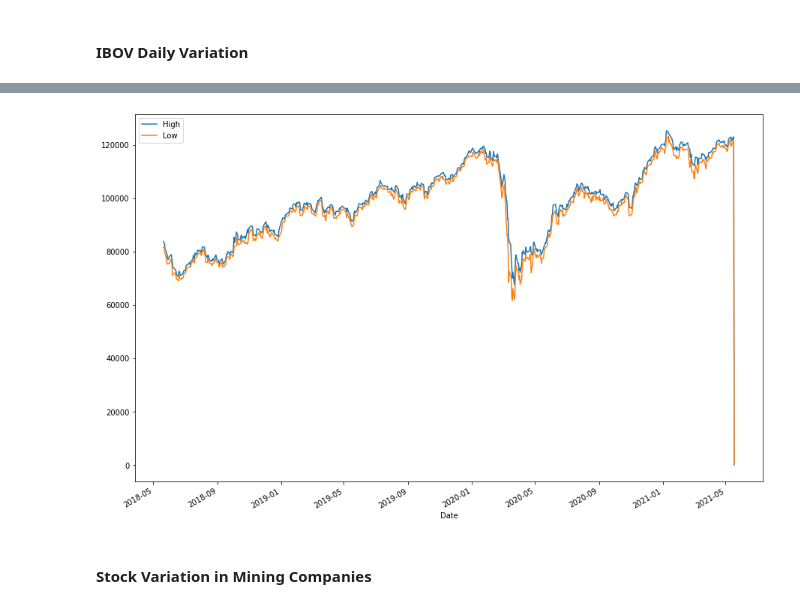
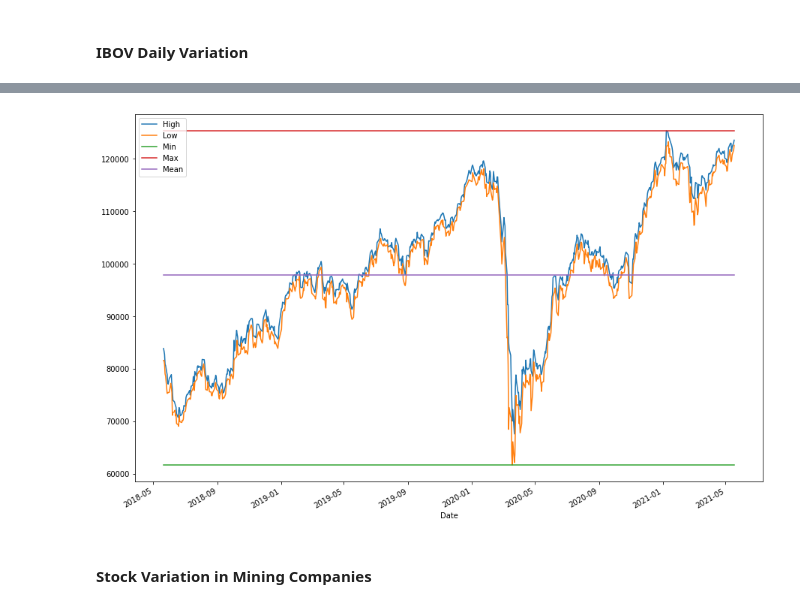
Before and after one commit to xslyr/DataScience_Examples, a Jupyter notebook: Mineral Market Between Some Years.ipynb, the cells around one changed output, grey strips where cells are left out. Cells and saved outputs as stored; diff of their text form; code cells hidden in the pictures.

```diff
--- a/Mineral Market Between Some Years.ipynb
+++ b/Mineral Market Between Some Years.ipynb
@@ -19,5 +19,8 @@ YEARS_RANGE=3
 end_date = date.today().strftime('%m-%d-%Y')
 ini_date = (date.today()+timedelta(days=-365*YEARS_RANGE)).strftime('%m-%d-%Y')
 bovespa = pdr.DataReader('^BVSP', data_source='yahoo', start=ini_date, end=end_date)
+bovespa['Min'] = bovespa['Low'].min()
+bovespa['Max'] = bovespa['High'].max()
+bovespa['Mean'] = bovespa['Adj Close'].mean()
 display(bovespa)
 # %% [output]
@@ -38,8 +41,8 @@ display(bovespa)
 # %%
-bovespa[['High','Low']].plot(figsize=(15,10))
+bovespa[['High','Low','Min','Max','Mean']].plot(figsize=(15,10))
 plt.show()
 # %% [output]
-[figure, old version]
+[figure, new version]
 # %% [markdown]
 #### Stock Variation in Mining Companies
 # %%
```
Also changed, not shown: parts of 9 cells of this notebook.
